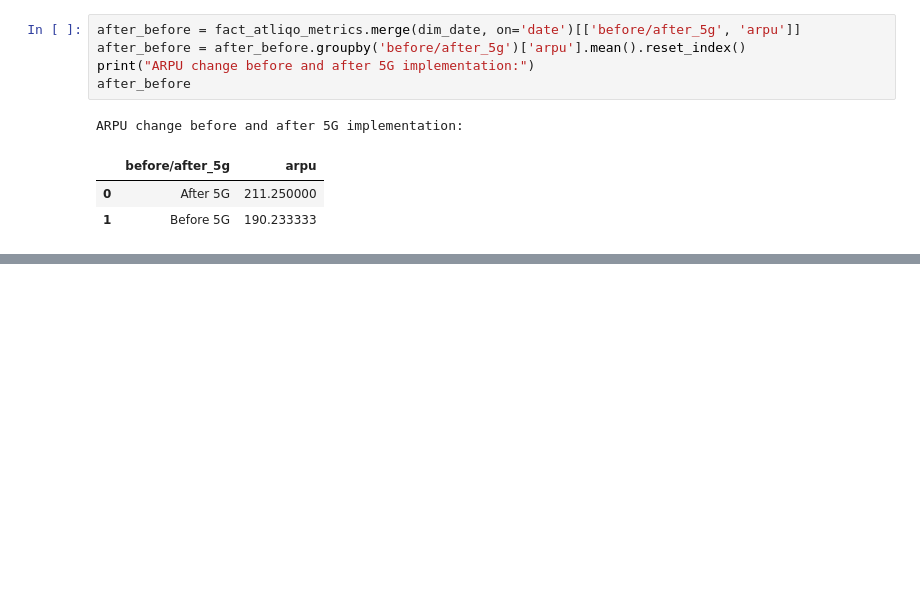
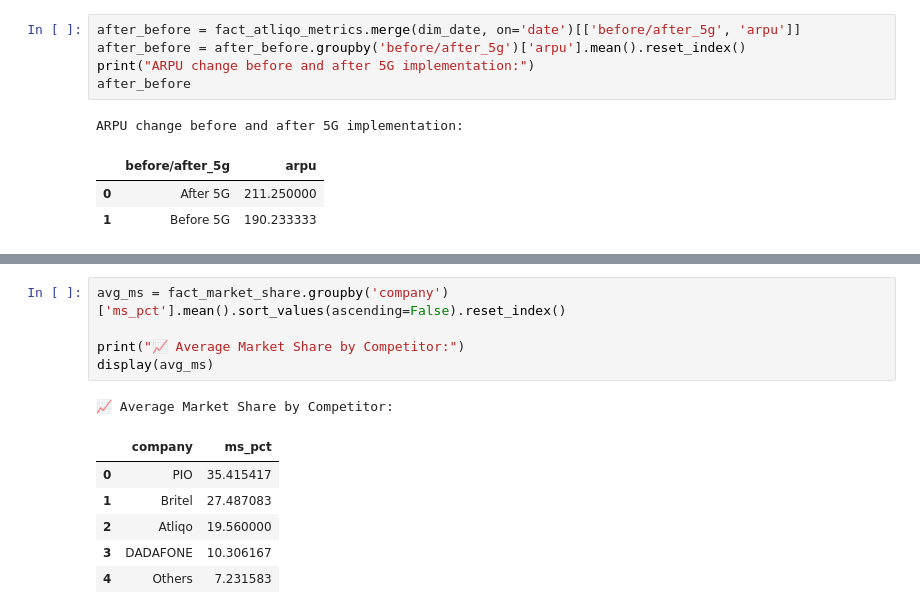
Before and after one commit to Shandeep-Raula/Pre-vs-Post-5G-Performance-Insights-and-KPI-Analysis, a Jupyter notebook: Python/EDA.ipynb, the cells around one changed output, grey strips where cells are left out. Saved outputs shown, nothing was run; the diff lists cells and outputs as text; blank space fills up the shorter version.

```diff
--- a/Python/EDA.ipynb
+++ b/Python/EDA.ipynb
@@ -315,0 +383,13 @@ ARPU change before and after 5G implementation:
+# %%
+avg_ms = fact_market_share.groupby('company')['ms_pct'].mean().sort_values(ascending=False).reset_index()
+
+print("📈 Average Market Share by Competitor:")
+display(avg_ms)
+# %% [output]
+📈 Average Market Share by Competitor:
+|  | company | ms_pct |
+| 0 | PIO | 35.415417 |
+| 1 | Britel | 27.487083 |
+| 2 | Atliqo | 19.560000 |
+| 3 | DADAFONE | 10.306167 |
+| 4 | Others | 7.231583 |
```
Also changed, not shown: parts of 16 cells of this notebook.
